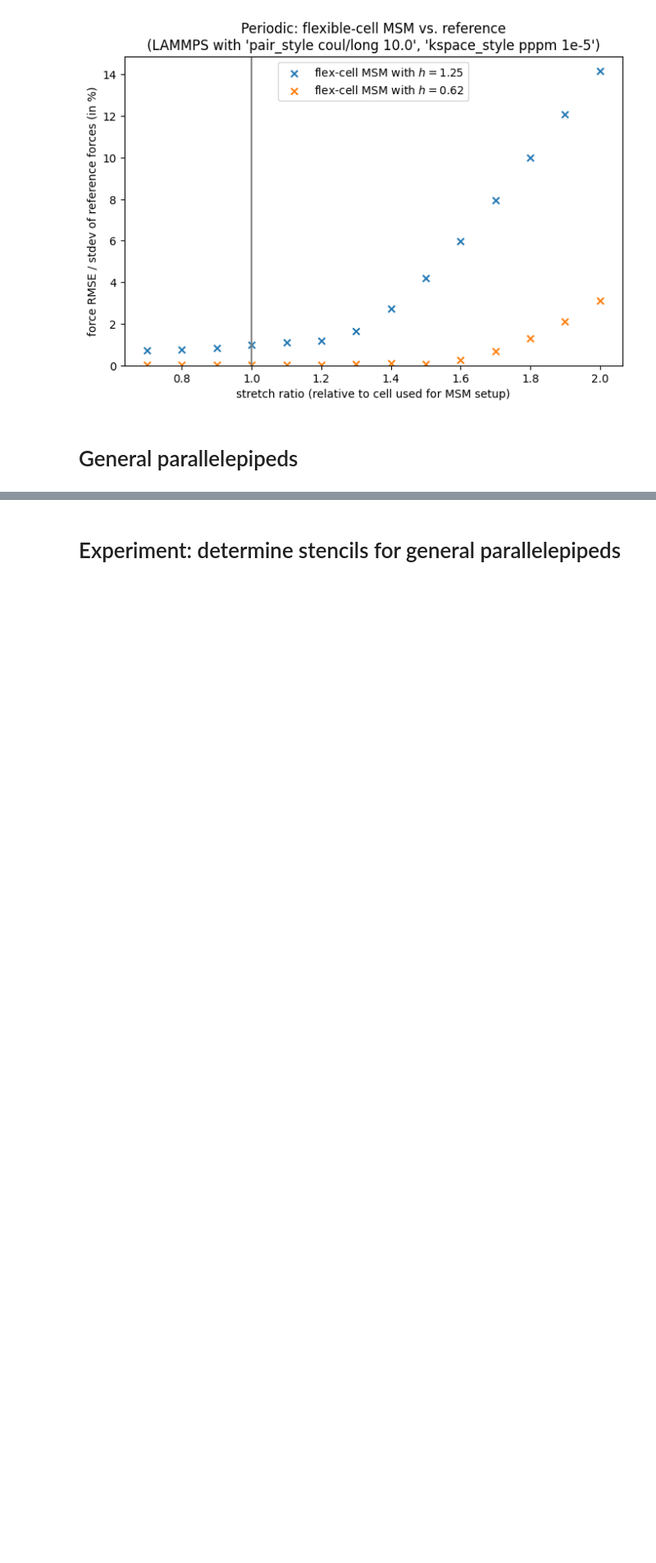
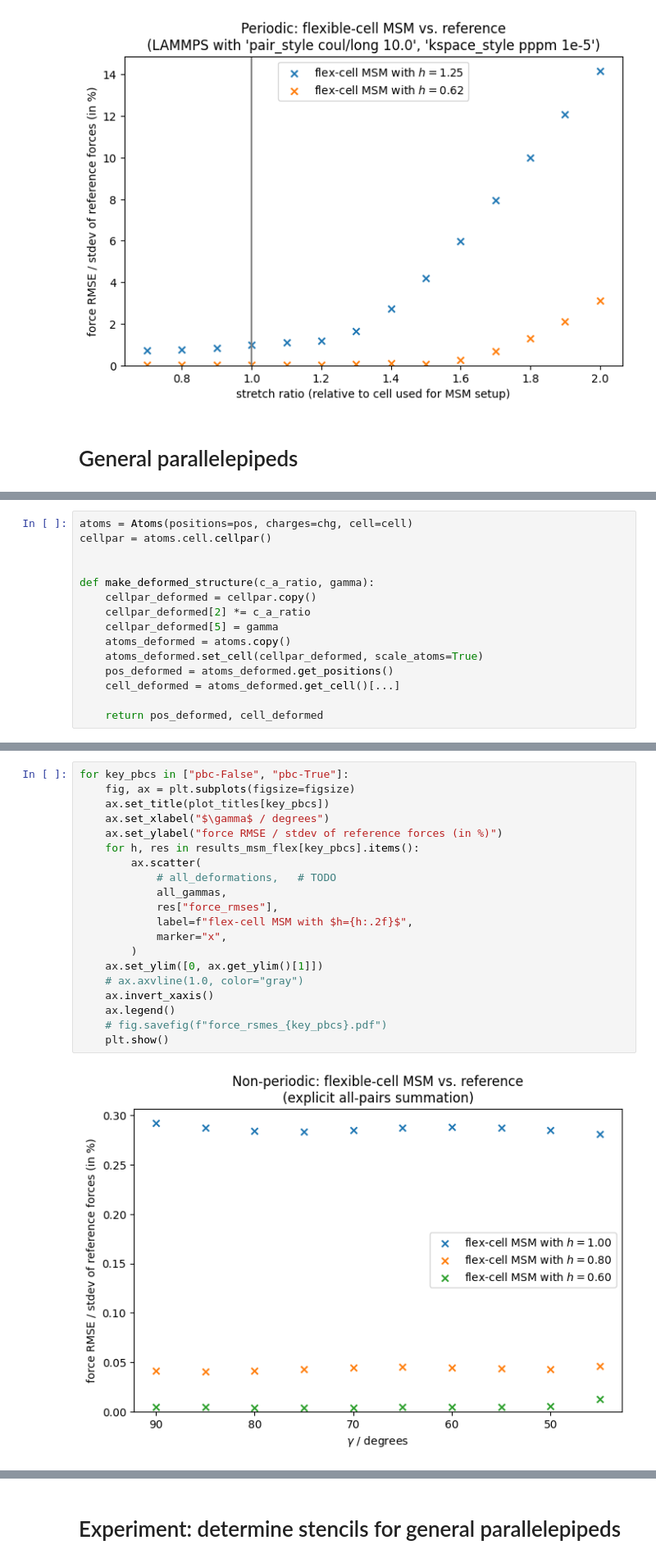
Before and after one commit to Madsen-s-research-group/msmjax, a Jupyter notebook: examples/flexible_cell.ipynb, the cells around one changed output, grey strips where cells are left out. Shown: that part at 82% size. Saved outputs shown, nothing was run; the diff lists cells and outputs as text; blank space fills up the shorter version.

```diff
--- a/examples/flexible_cell.ipynb
+++ b/examples/flexible_cell.ipynb
@@ -455,0 +449,15 @@ calc_e_and_f_ref_periodic(
+# %%
+atoms = Atoms(positions=pos, charges=chg, cell=cell)
+cellpar = atoms.cell.cellpar()
+
+
+def make_deformed_structure(c_a_ratio, gamma):
+    cellpar_deformed = cellpar.copy()
+    cellpar_deformed[2] *= c_a_ratio
+    cellpar_deformed[5] = gamma
+    atoms_deformed = atoms.copy()
+    atoms_deformed.set_cell(cellpar_deformed, scale_atoms=True)
+    pos_deformed = atoms_deformed.get_positions()
+    cell_deformed = atoms_deformed.get_cell()[...]
+
+    return pos_deformed, cell_deformed
@@ -455,0 +609,22 @@ calc_e_and_f_ref_periodic(
+# %%
+for key_pbcs in ["pbc-False", "pbc-True"]:
+    fig, ax = plt.subplots(figsize=figsize)
+    ax.set_title(plot_titles[key_pbcs])
+    ax.set_xlabel("$\gamma$ / degrees")
+    ax.set_ylabel("force RMSE / stdev of reference forces (in %)")
+    for h, res in results_msm_flex[key_pbcs].items():
+        ax.scatter(
+            # all_deformations,   # TODO
+            all_gammas,
+            res["force_rmses"],
+            label=f"flex-cell MSM with $h={h:.2f}$",
+            marker="x",
+        )
+    ax.set_ylim([0, ax.get_ylim()[1]])
+    # ax.axvline(1.0, color="gray")
+    ax.invert_xaxis()
+    ax.legend()
+    # fig.savefig(f"force_rsmes_{key_pbcs}.pdf")
+    plt.show()
+# %% [output]
+[figure, added]
```
Also changed, not shown: parts of 21 cells of this notebook, 4 other files.
